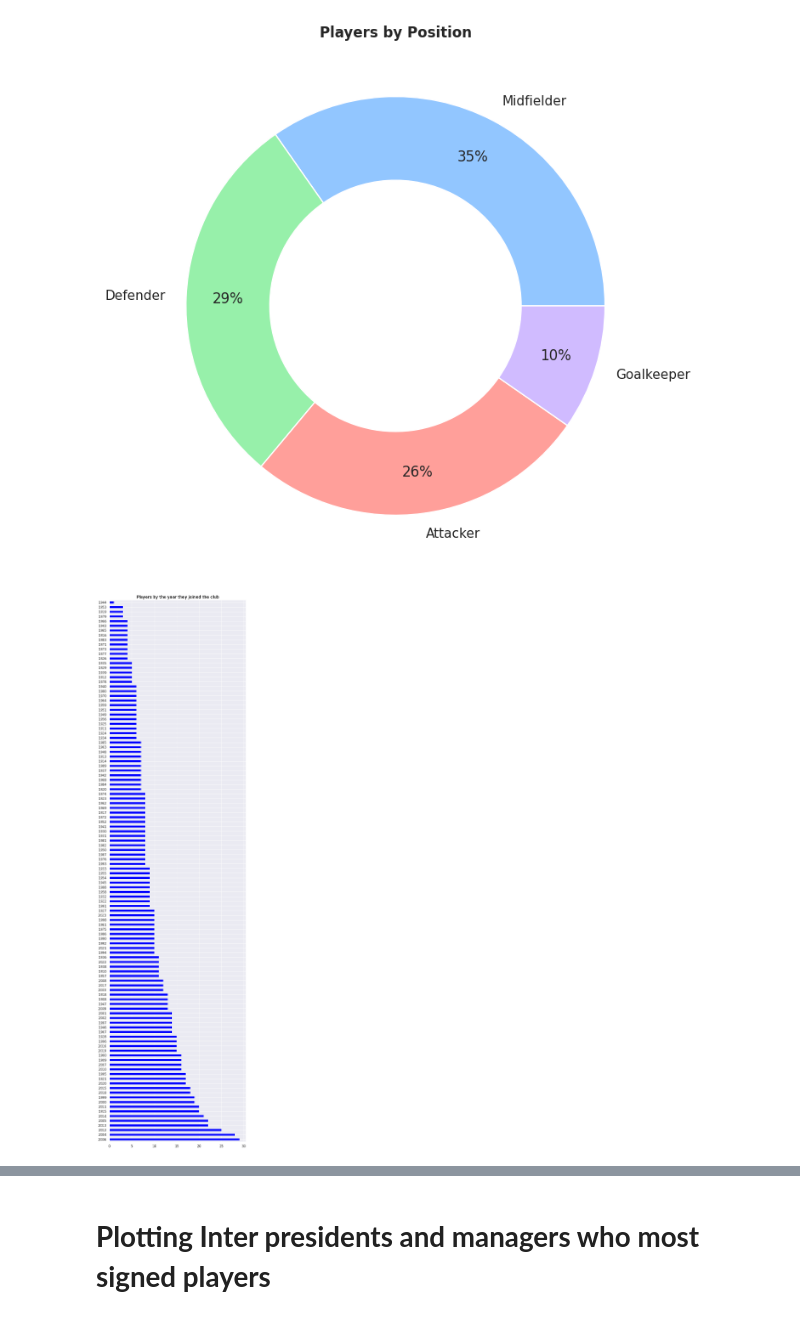
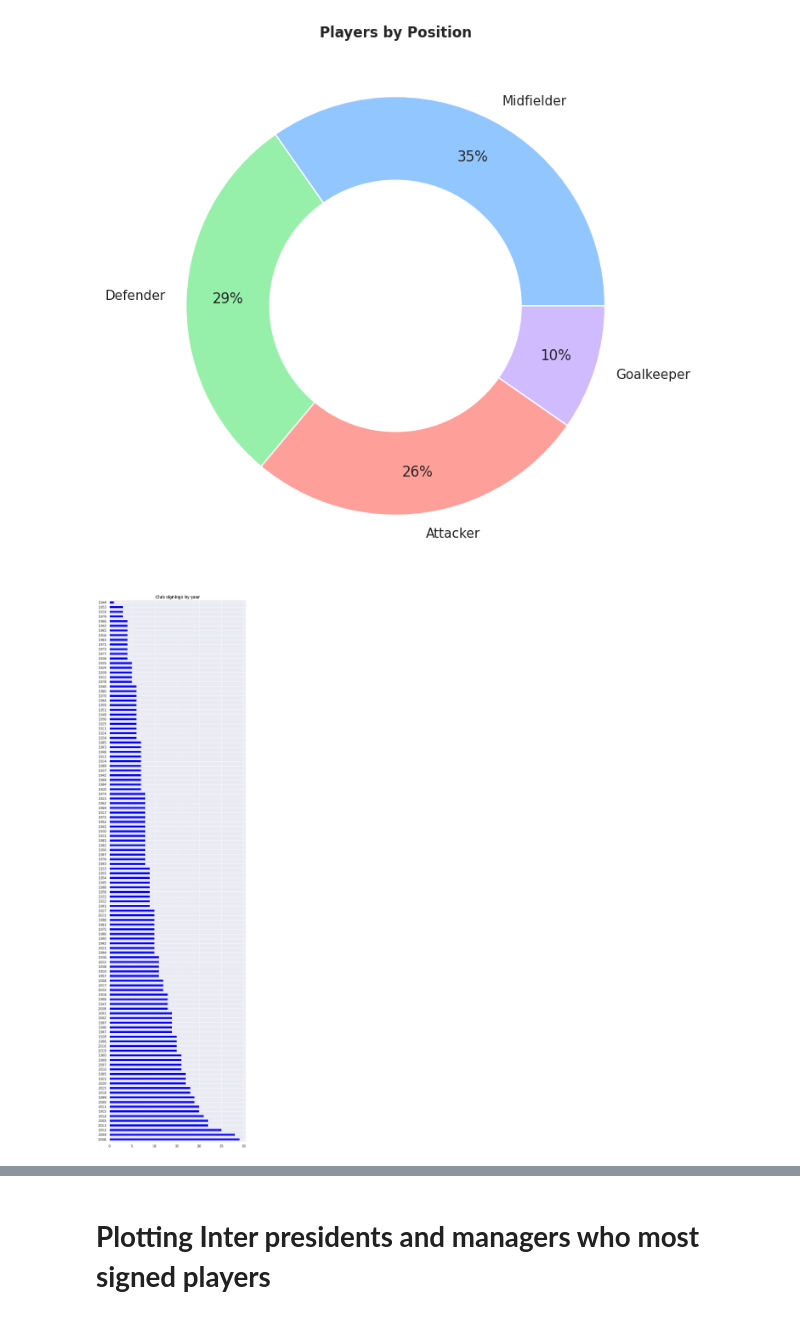
Before and after one commit to guilhermelaviola/InterMilan, a Jupyter notebook: AllPlayers.ipynb, the cells around one changed output, grey strips where cells are left out. Cells and saved outputs as stored; diff of their text form; code cells hidden in the pictures.

```diff
--- a/AllPlayers.ipynb
+++ b/AllPlayers.ipynb
@@ -67,11 +67,11 @@ plt.show()
 # %%
 # Displaying players by the year they joined the club:
 players['Year joined'].value_counts().plot(kind = 'barh', color = 'blue', figsize = (8, 32))
 plt.ylabel(None)
-plt.title('Players by the year they joined the club', fontweight = 'bold')
+plt.title('Club signings by year', fontweight = 'bold')
 plt.show()
 # %% [output]
-[figure, old version]
+[figure, new version]
 # %%
 # Displaying players by shirt number:
 players['Year joined'].plot(kind = 'hist', color = 'blue', figsize = (8, 20))
```
Also changed, not shown: parts of 1 cell of this notebook.
